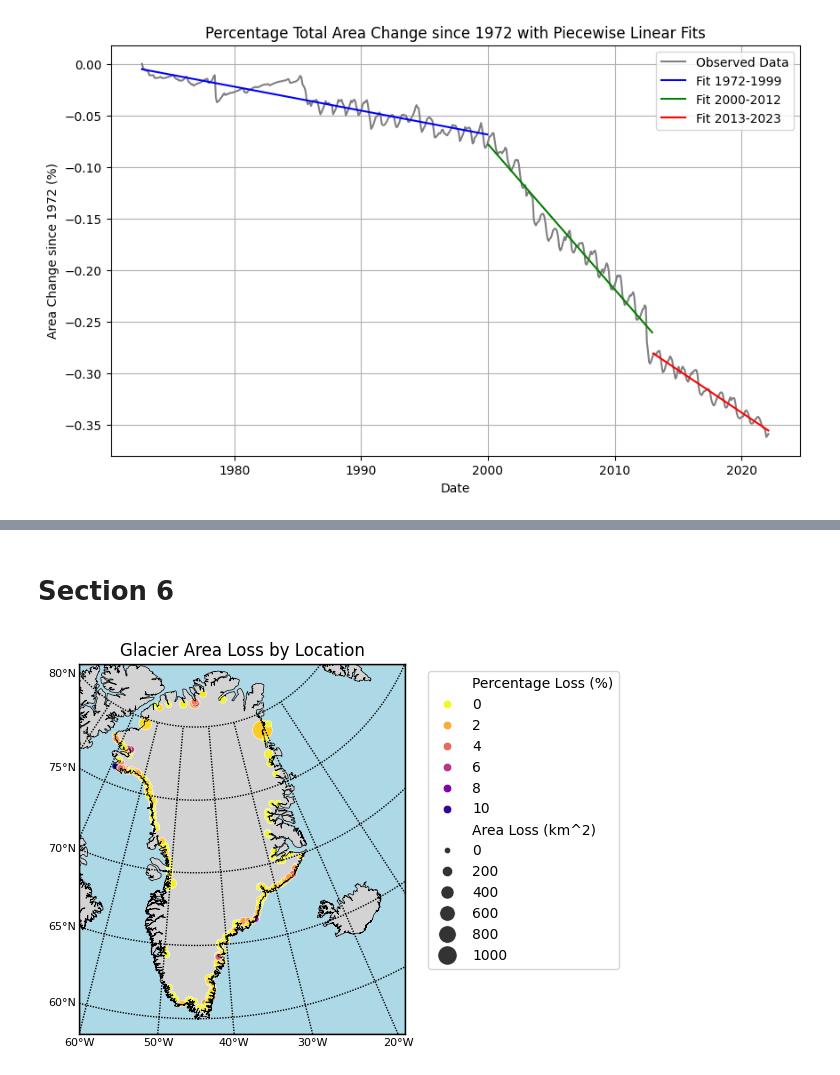
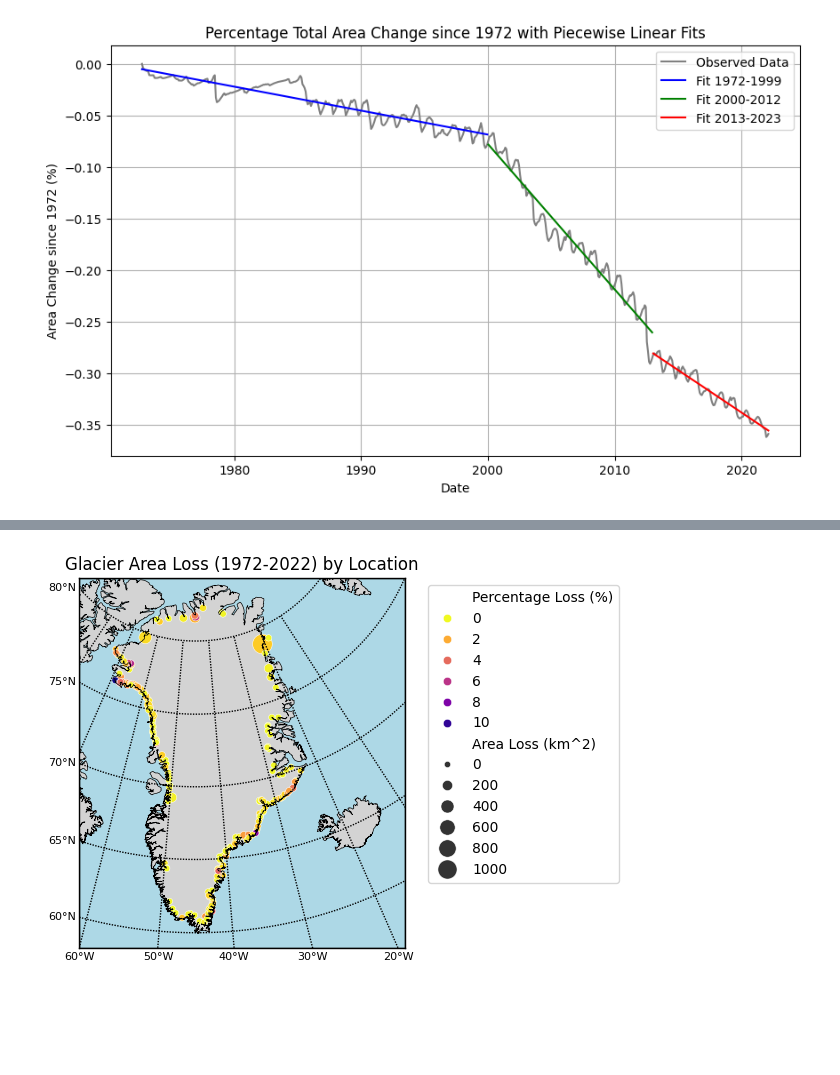
Before and after one commit to joelbarron06/ESDA2_Project, a Jupyter notebook: code_appendix.ipynb, the cells around one changed output, grey strips where cells are left out. Cells and saved outputs as stored; diff of their text form; code cells hidden in the pictures; blank space fills up the shorter version.

```diff
--- a/code_appendix.ipynb
+++ b/code_appendix.ipynb
@@ -750,5 +817,3 @@ plt.show()
-# %% [markdown]
-# Section 6
 # %%
 # set up map projection
 m = Basemap(
@@ -772,32 +837,32 @@ m.fillcontinents(color='lightgray', lake_color='lightblue')
 m.drawmapboundary(fill_color='lightblue')
 
 # Add gridlines
 m.drawmeridians(range(-80, 0, 10), labels=[0,0,0,1], fontsize=8)
 m.drawparallels(range(60, 85, 5), labels=[1,0,0,0], fontsize=8)
 
 # calculate area loss for each glacier
 area_change = (glacier_timeseries - glacier_timeseries.iloc[0])
 area_loss = - area_change.iloc[-1]
 
 # create a dataframe for plotting of glacier xy locations and max relative loss
 plot_df = pd.DataFrame(columns=['glacier', 'x', 'y', 'loss', 'pct_loss'])
 for glacier in glacier_locations:
     lat = glacier_locations[glacier]['lat']
     lon = glacier_locations[glacier]['lon']
     x, y = m(lon, lat)
     loss = area_loss[glacier]
     pct_loss = loss / glacier_timeseries[glacier].iloc[0] * 100
     new_row = {'glacier': glacier, 'x': x, 'y': y, 'loss': loss, 'pct_loss': pct_loss}
     plot_df = pd.concat([plot_df, pd.DataFrame([new_row])], ignore_index=True)
 
 plot_df.set_index('glacier', inplace=True)
 
 sns.scatterplot(data=plot_df, x='x', y='y', size='loss', sizes=(20,200), hue='pct_loss', palette='plasma_r', legend='brief')
-plt.title('Glacier Area Loss by Location')
+plt.title('Glacier Area Loss (1972-2022) by Location')
 # customise legend
 handles, labels = plt.gca().get_legend_handles_labels()
 labels[0], labels[7] = ['Percentage Loss (%)', 'Area Loss (km^2)']
 plt.legend(bbox_to_anchor=(1.05, 1), loc='upper left', handles=handles, labels=labels)
 plt.show()
 # %% [output]
-[figure, old version]
+[figure, new version]
```
Also changed, not shown: parts of 6 cells of this notebook.
